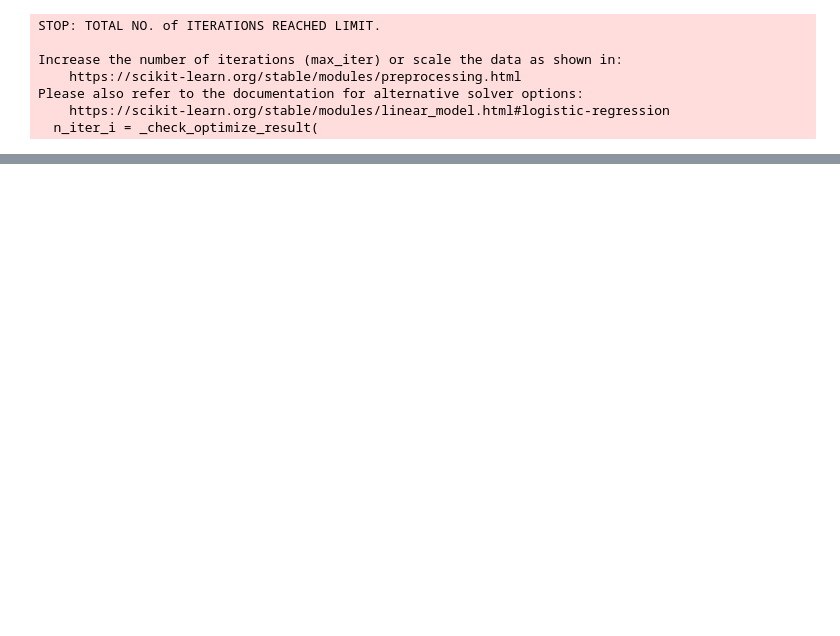
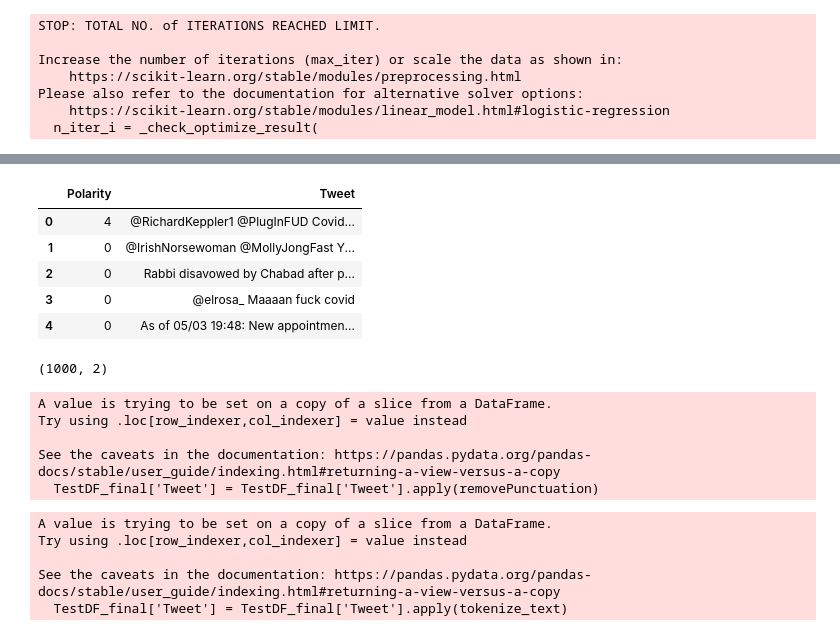
Before and after one commit to Damianlopez78/TweeterAnalysisWithSpark, a Jupyter notebook: Tweets_LogModel.ipynb, the cells around one changed output, grey strips where cells are left out. Drawn from its saved outputs; the diff is of its cells as text; code cells hidden in the pictures; blank space fills up the shorter version.

```diff
--- a/Tweets_LogModel.ipynb
+++ b/Tweets_LogModel.ipynb
@@ -196,0 +227,13 @@ test
+# %%
+TestDF_final.head()
+# %% [output]
+|  | Polarity | Tweet |
+| 0 | 4 | @RichardKeppler1 @PlugInFUD Covid... |
+| 1 | 0 | @IrishNorsewoman @MollyJongFast Y... |
+| 2 | 0 | Rabbi disavowed by Chabad after p... |
+| 3 | 0 | @elrosa_ Maaaan fuck covid |
+| 4 | 0 | As of 05/03 19:48: New appointmen... |
+# %%
+TestDF_final.shape
+# %% [output]
+(1000, 2)
@@ -196,0 +250,8 @@ test
+# %%
+TestDF_final['Tweet'] = TestDF_final['Tweet'].apply(removePunctuation)
+# %% [output]
+A value is trying to be set on a copy of a slice from a DataFrame.
+Try using .loc[row_indexer,col_indexer] = value instead
+
+See the caveats in the documentation: https://pandas.pydata.org/pandas-docs/stable/user_guide/indexing.html#returning-a-view-versus-a-copy
+  TestDF_final['Tweet'] = TestDF_final['Tweet'].apply(removePunctuation)
@@ -196,0 +264,8 @@ test
+# %%
+TestDF_final['Tweet'] = TestDF_final['Tweet'].apply(tokenize_text)
+# %% [output]
+A value is trying to be set on a copy of a slice from a DataFrame.
+Try using .loc[row_indexer,col_indexer] = value instead
+
+See the caveats in the documentation: https://pandas.pydata.org/pandas-docs/stable/user_guide/indexing.html#returning-a-view-versus-a-copy
+  TestDF_final['Tweet'] = TestDF_final['Tweet'].apply(tokenize_text)
```
Also changed, not shown: parts of 21 cells of this notebook, 11 other files.
